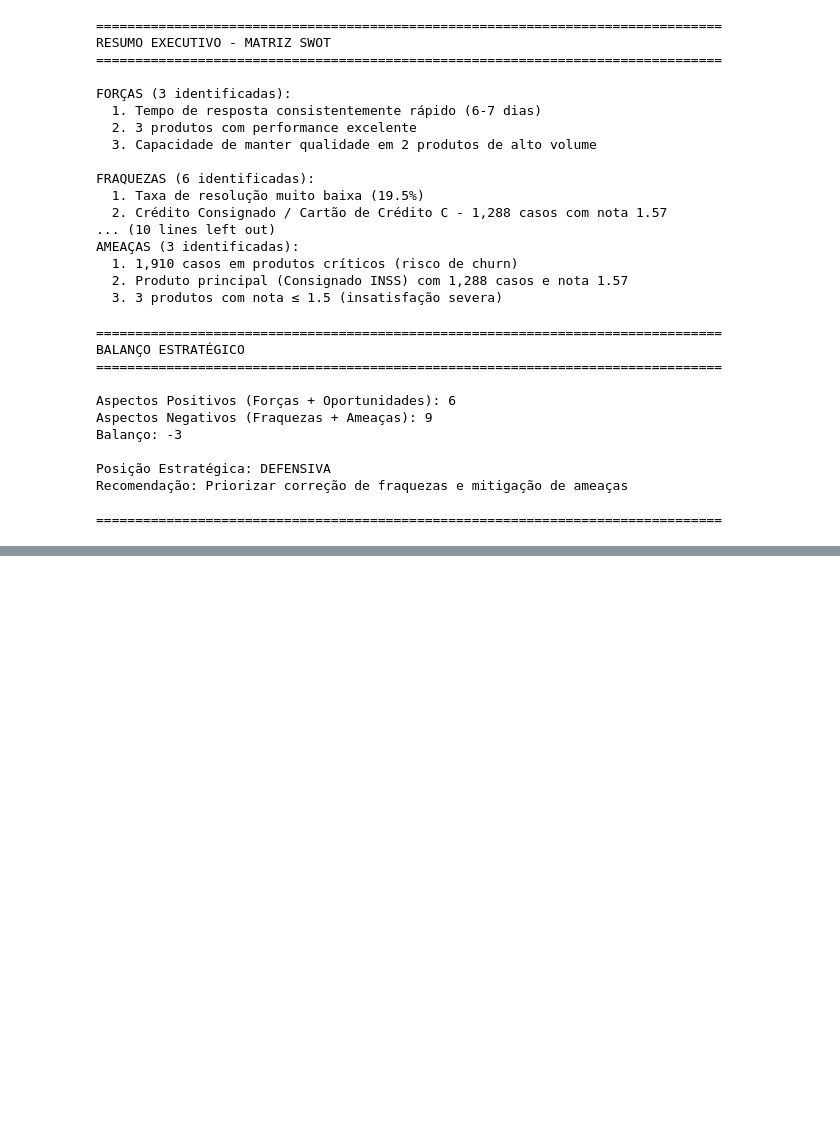
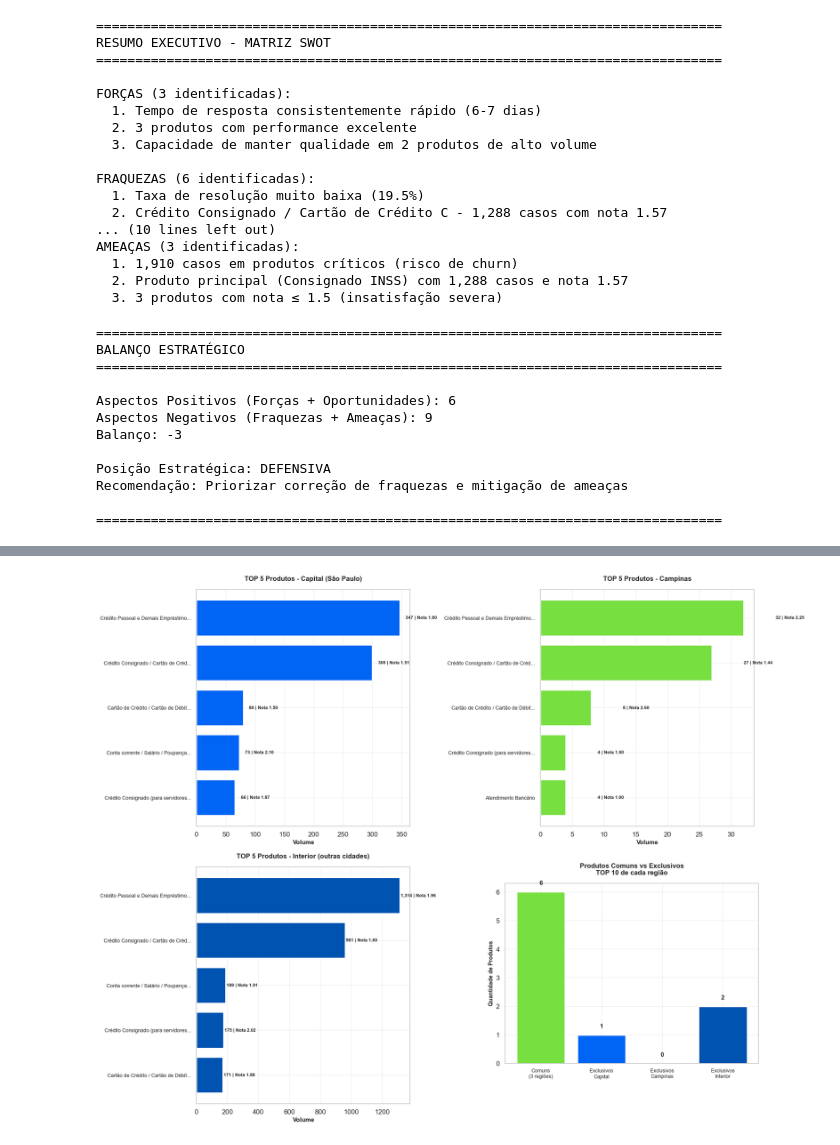
Before and after one commit to afloradda/projeto_mediacao_bancaria, a Jupyter notebook: analises/silver/notebooks_silver/05_analises_quintenarias.ipynb, the cells around one changed output, grey strips where cells are left out. Drawn from its saved outputs; the diff is of its cells as text; code cells hidden in the pictures; blank space fills up the shorter version.

```diff
--- a/analises/silver/notebooks_silver/05_analises_quintenarias.ipynb
+++ b/analises/silver/notebooks_silver/05_analises_quintenarias.ipynb
@@ -3941,0 +5292,100 @@ Recomendação: Priorizar correção de fraquezas e mitigação de ameaças
+# %%
+# VISUALIZAÇÃO: COMPARAÇÃO DE PRODUTOS POR REGIÃO
+
+fig, ((ax1, ax2), (ax3, ax4)) = plt.subplots(2, 2, figsize=(18, 14))
+
+# Gráfico 1: TOP 5 Produtos - Capital
+top5_capital = df_top10_capital.head(5)
+y_pos = np.arange(len(top5_capital))
+
+ax1.barh(y_pos, top5_capital['Volume'].values,
+         color=CORES_AGIBANK['azul_principal'], edgecolor='white', linewidth=2)
+ax1.set_yticks(y_pos)
+ax1.set_yticklabels([p[:35] + '...' if len(p) > 35 else p
+                     for p in top5_capital['Produto'].values], fontsize=9)
+ax1.invert_yaxis()
+ax1.set_xlabel('Volume', fontsize=11, fontweight='bold')
+ax1.set_title('TOP 5 Produtos - Capital (São Paulo)',
+              fontsize=12, fontweight='bold', pad=15)
+ax1.grid(True, alpha=0.3, axis='x')
+
+for i, (vol, nota) in enumerate(zip(top5_capital['Volume'].values,
+                                     top5_capital['Nota Média'].values)):
+    ax1.text(vol + 10, i, f'{vol:,} | Nota {nota:.2f}',
+            va='center', fontsize=8, fontweight='bold')
+
+# Gráfico 2: TOP 5 Produtos - Campinas
+top5_campinas = df_top10_campinas.head(5)
+
+ax2.barh(y_pos, top5_campinas['Volume'].values,
+         color=CORES_AGIBANK['verde'], edgecolor='white', linewidth=2)
+ax2.set_yticks(y_pos)
+ax2.set_yticklabels([p[:35] + '...' if len(p) > 35 else p
+                     for p in top5_campinas['Produto'].values], fontsize=9)
+ax2.invert_yaxis()
+ax2.set_xlabel('Volume', fontsize=11, fontweight='bold')
+ax2.set_title('TOP 5 Produtos - Campinas',
+              fontsize=12, fontweight='bold', pad=15)
+ax2.grid(True, alpha=0.3, axis='x')
+
+for i, (vol, nota) in enumerate(zip(top5_campinas['Volume'].values,
+                                     top5_campinas['Nota Média'].values)):
+    ax2.text(vol + 5, i, f'{vol:,} | Nota {nota:.2f}',
+            va='center', fontsize=8, fontweight='bold')
+
+# Gráfico 3: TOP 5 Produtos - Interior
+top5_interior = df_top10_interior.head(5)
+
+ax3.barh(y_pos, top5_interior['Volume'].values,
+         color=CORES_AGIBANK['azul_medio'], edgecolor='white', linewidth=2)
+ax3.set_yticks(y_pos)
+ax3.set_yticklabels([p[:35] + '...' if len(p) > 35 else p
+                     for p in top5_interior['Produto'].values], fontsize=9)
+ax3.invert_yaxis()
+ax3.set_xlabel('Volume', fontsize=11, fontweight='bold')
+ax3.set_title('TOP 5 Produtos - Interior (outras cidades)',
+              fontsize=12, fontweight='bold', pad=15)
+ax3.grid(True, alpha=0.3, axis='x')
+
+for i, (vol, nota) in enumerate(zip(top5_interior['Volume'].values,
+                                     top5_interior['Nota Média'].values)):
+    ax3.text(vol + 5, i, f'{vol:,} | Nota {nota:.2f}',
+            va='center', fontsize=8, fontweight='bold')
+
+# Gráfico 4: Diagrama de Venn (simulado com barras)
+ax4.axis('off')
+
+categorias_venn = ['Comuns\n(3 regiões)', 'Exclusivos\nCapital',
+                   'Exclusivos\nCampinas', 'Exclusivos\nInterior']
+valores_venn = [len(produtos_comuns_todas),
+                len(produtos_exclusivos_capital),
+                len(produtos_exclusivos_campinas),
+                len(produtos_exclusivos_interior)]
+
+cores_venn = [CORES_AGIBANK['verde'], CORES_AGIBANK['azul_principal'],
+              CORES_AGIBANK['amarelo'], CORES_AGIBANK['azul_medio']]
+
+# Cria subplot interno
+ax_venn = fig.add_axes([0.57, 0.12, 0.35, 0.32])
+bars_venn = ax_venn.bar(range(len(categorias_venn)), valores_venn,
+                        color=cores_venn, edgecolor='white', linewidth=2)
+
+ax_venn.set_xticks(range(len(categorias_venn)))
+ax_venn.set_xticklabels(categorias_venn, fontsize=9)
+ax_venn.set_ylabel('Quantidade de Produtos', fontsize=10, fontweight='bold')
+ax_venn.set_title('Produtos Comuns vs Exclusivos\nTOP 10 de cada região',
+                  fontsize=12, fontweight='bold', pad=15)
+ax_venn.grid(True, alpha=0.3, axis='y')
+
+for i, (bar, val) in enumerate(zip(bars_venn, valores_venn)):
+    height = bar.get_height()
+    ax_venn.text(bar.get_x() + bar.get_width()/2., height + 0.2,
+                f'{val}',
+                ha='center', va='bottom', fontsize=11, fontweight='bold')
+
+plt.tight_layout()
+plt.show()
+
+print("\n✅ Visualizações geradas com sucesso!")
+# %% [output]
+[figure, added]
```
Also changed, not shown: parts of 25 cells of this notebook, 4 other files.
